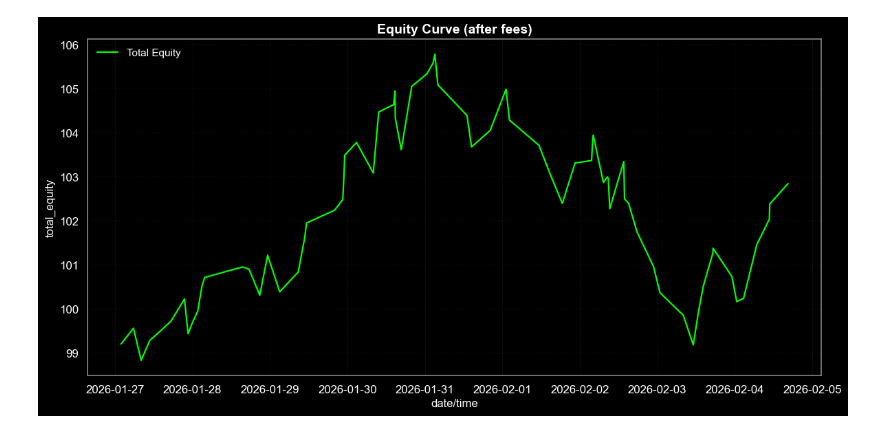
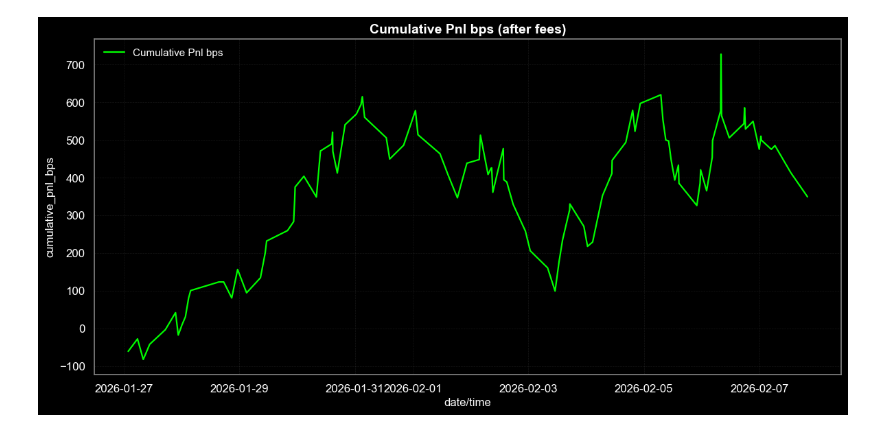
Before and after one commit to r0bbar/siglab, a Jupyter notebook: siglab_py/algo/orderhist_cache_viewer.ipynb, the cells around one changed output. Saved outputs shown, nothing was run; the diff lists cells and outputs as text; code cells hidden in the pictures.

```diff
--- a/siglab_py/algo/orderhist_cache_viewer.ipynb
+++ b/siglab_py/algo/orderhist_cache_viewer.ipynb
@@ -50,11 +50,12 @@ pd_orderhist['total_fees_bps_less_comm'] = round(pd_orderhist['total_fees'] / pd
 pd_orderhist['max_pain_bps'] = round(pd_orderhist['max_pain'] / pd_orderhist['amount'] * 10000, 3)
 pd_orderhist['duration_hr'] = (pd_orderhist['timestamp_ms'] - pd_orderhist['entry_timestamp_ms'])/(1000*60*60)
 pd_orderhist['cumulative_pnl'] = pd_orderhist['pnl_less_comm'].cumsum()
+pd_orderhist['cumulative_pnl_bps'] = pd_orderhist['pnl_bps_less_comm'].cumsum()
 pd_orderhist['total_equity'] = pd_orderhist['cumulative_pnl'] + ACC_INITIAL_EQUITY
 pd_orderhist['interval_return'] = np.log(pd_orderhist['total_equity'] / pd_orderhist['total_equity'].shift(1))
 
 pd_orderhist.rename(columns={ 'datetime' : 'exit_datetime', 'timestamp_ms' : 'exit_timestamp_ms', 'avg_price': 'exit_px', 'side' : 'exit_side', 'fees' : 'exit_fees' }, inplace=True)
-columns = [ 'exit_datetime', 'exit_timestamp_ms', 'entry_datetime', 'entry_timestamp_ms', 'ticker', 'entry_side', 'amount', 'entry_px', 'exit_px', 'reason', 'reason2', 'pnl', 'pnl_bps', 'pnl_less_comm', 'pnl_bps_less_comm', 'total_fees_bps_less_comm', 'max_pain', 'max_pain_bps', 'entry_fees', 'exit_fees', 'total_fees', 'duration_hr', 'cumulative_pnl', 'total_equity', 'interval_return', 'remarks']
+columns = [ 'exit_datetime', 'exit_timestamp_ms', 'entry_datetime', 'entry_timestamp_ms', 'ticker', 'entry_side', 'amount', 'entry_px', 'exit_px', 'reason', 'reason2', 'pnl', 'pnl_bps', 'pnl_less_comm', 'pnl_bps_less_comm', 'total_fees_bps_less_comm', 'max_pain', 'max_pain_bps', 'entry_fees', 'exit_fees', 'total_fees', 'duration_hr', 'cumulative_pnl', 'cumulative_pnl_bps', 'total_equity', 'interval_return', 'remarks']
 pd_orderhist = pd_orderhist[columns]
 
 
@@ -149,35 +150,35 @@ plt.show()
 # %%
 plt.figure(figsize=(12, 6), facecolor='black')
 ax = plt.gca()
 ax.set_facecolor('black')
 
 plt.plot(
     pd_orderhist.index,
-    pd_orderhist['total_equity'],
+    pd_orderhist['cumulative_pnl_bps'],
     color='lime',
     linewidth=1.6,
-    label='Total Equity'
+    label='Cumulative Pnl bps'
 )
 
-plt.title('Equity Curve (after fees)',
+plt.title('Cumulative Pnl bps (after fees)',
           fontsize=14, fontweight='bold', color='white')
 plt.xlabel('date/time', fontsize=12, color='white')
-plt.ylabel('total_equity', fontsize=12, color='white')
+plt.ylabel('cumulative_pnl_bps', fontsize=12, color='white')
 
 plt.grid(True, alpha=0.18, linestyle='--', color='gray')
 
 plt.legend(loc='upper left', frameon=False, fontsize=11, labelcolor='white')
 
 ax.tick_params(colors='white', which='both')
 ax.spines['bottom'].set_color('gray')
 ax.spines['top'].set_color('gray')
 ax.spines['left'].set_color('gray')
 ax.spines['right'].set_color('gray')
 
 plt.tight_layout()
 plt.show()
 # %% [output]
-[figure, old version]
+[figure, new version]
 # %%
 # https://github.com/ranaroussi/quantstats
 %matplotlib inline
```
Also changed, not shown: parts of 4 cells of this notebook.
